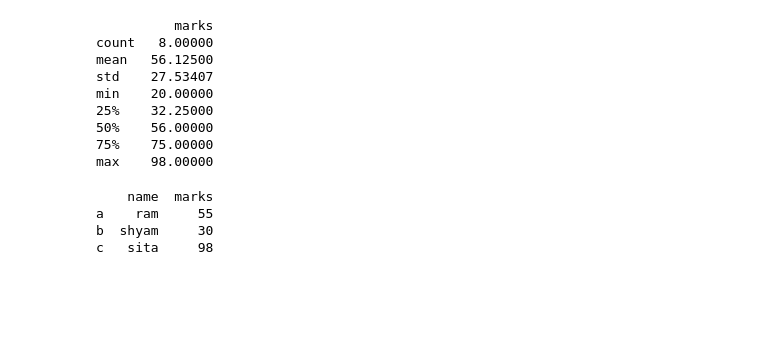
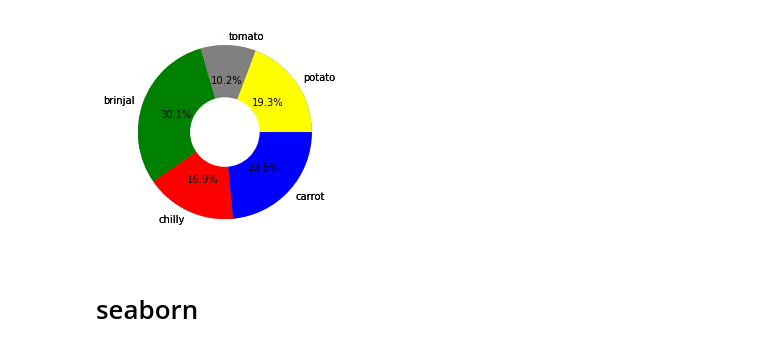
Before and after one commit to iamRakeshdhami/python_core, a Jupyter notebook: class3.ipynb, the cells around one changed output. Drawn from its saved outputs; the diff is of its cells as text; code cells hidden in the pictures; blank space fills up the shorter version.

```diff
--- a/class3.ipynb
+++ b/class3.ipynb
@@ -114,12 +0,0 @@ print(x.shape)
-# %%
-print(x.describe())
-# %% [output]
-          marks
-count   8.00000
-mean   56.12500
-std    27.53407
-min    20.00000
-25%    32.25000
-50%    56.00000
-75%    75.00000
-max    98.00000
@@ -132,8 +0,0 @@ max    98.00000
-# %%
-z = x.iloc[0:3,0:2]  # first parameter represent the rows, and second parameter represent
-print(z)
-# %% [output]
-    name  marks
-a    ram     55
-b  shyam     30
-c   sita     98
@@ -139,0 +3,11 @@ c   sita     98
+# %%
+Vegetables =['potato','tomato','brinjal','chilly','carrot']
+cost=[64,34,100,56,78]
+plt.pie(cost,labels =Vegetables,radius =1)
+plt.pie(cost,labels =Vegetables, autopct ='%0.1f%%',colors =['yellow','grey','green','red','blue'])
+plt.pie([1],colors =['w'],radius =0.4)
+plt.show()
+# %% [output]
+[figure, added]
+# %% [markdown]
+# seaborn
```
Also changed, not shown: parts of 26 cells of this notebook.
